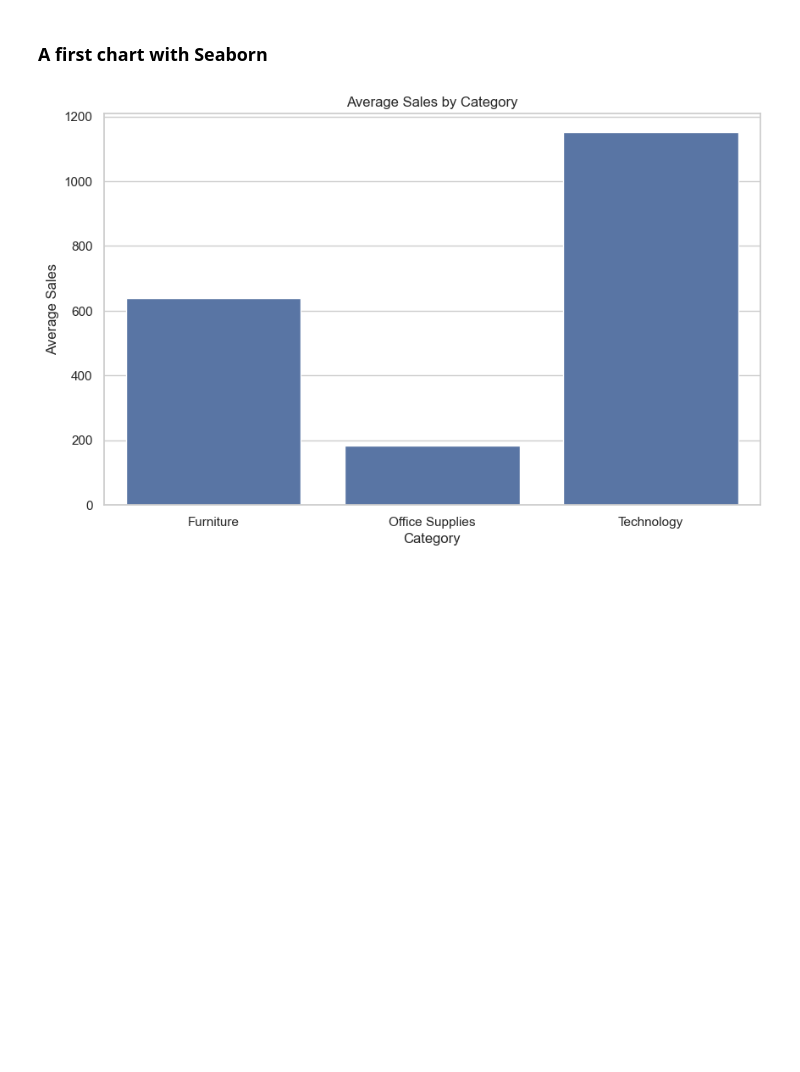
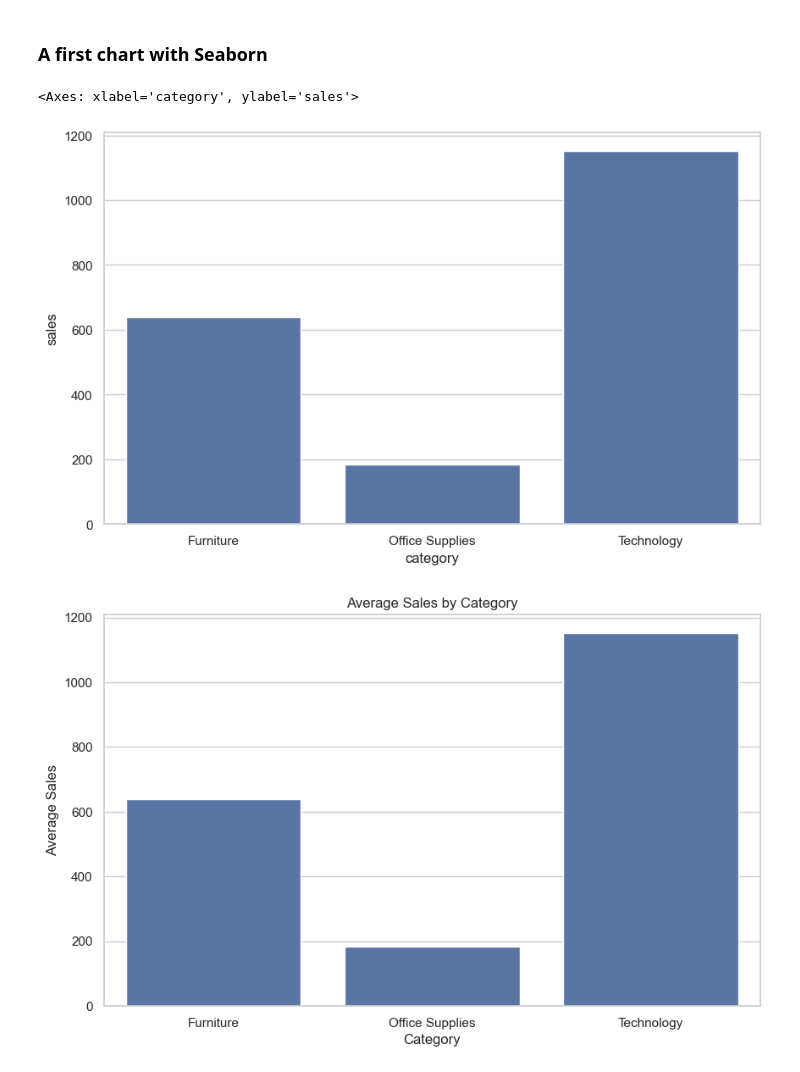
Before and after one commit to luhaibingster/data-science-python, a Jupyter notebook: week1/9_Data_Visualization-2.ipynb, the cells around one changed output. Cells and saved outputs as stored; diff of their text form; code cells hidden in the pictures; blank space fills up the shorter version.

```diff
--- a/week1/9_Data_Visualization-2.ipynb
+++ b/week1/9_Data_Visualization-2.ipynb
@@ -277,6 +280,12 @@ When your question is:
 a line chart is often a good first choice.
 # %% [markdown]
 ### A first chart with Seaborn
+# %%
+x = df.groupby('category')['sales'].mean().reset_index()
+sns.barplot(data=x, x='category', y='sales')
+# %% [output]
+<Axes: xlabel='category', ylabel='sales'>
+[figure, added]
 # %%
 import seaborn as sns
 
```
Also changed, not shown: parts of 8 cells of this notebook, 2 other files.
